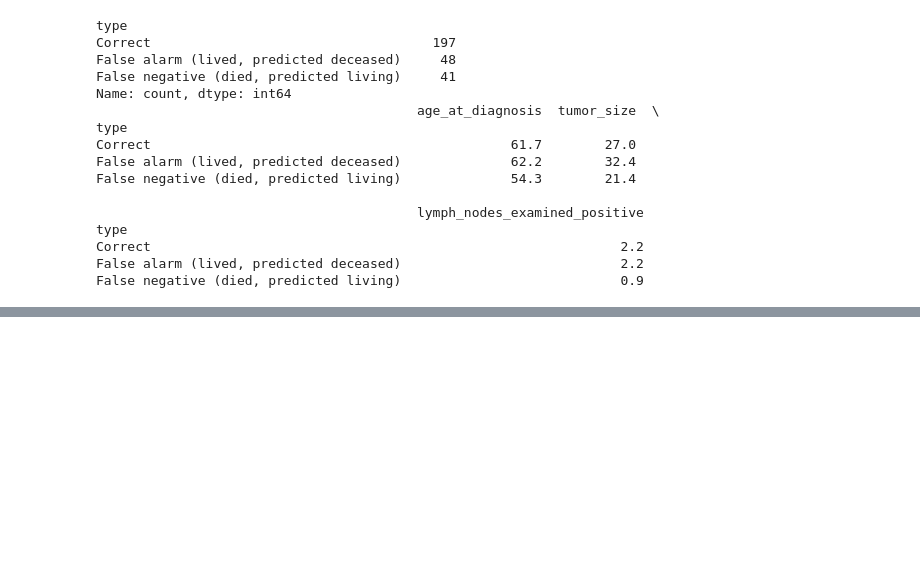
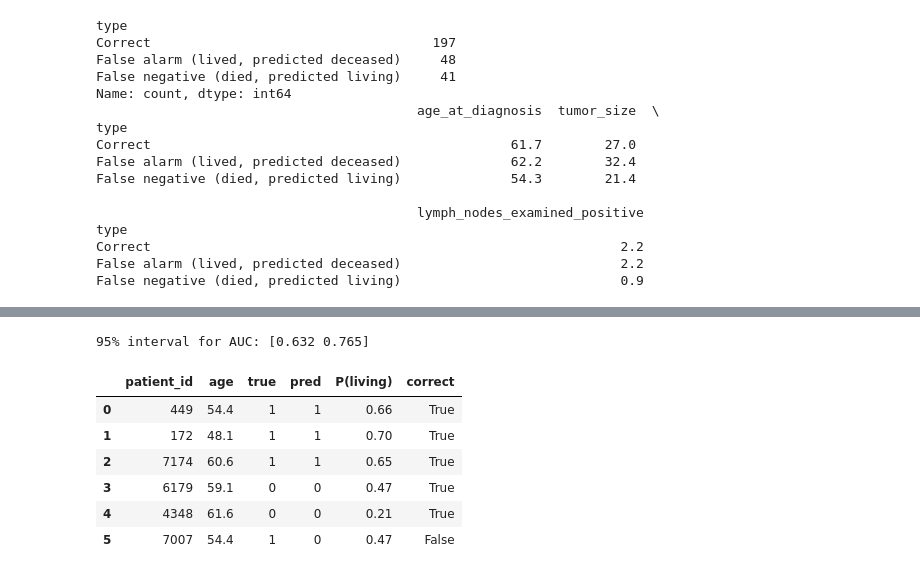
Before and after one commit to ParthHarde/breast-cancer-project, a Jupyter notebook: metabric/01_metabric_data.ipynb, the cells around one changed output, grey strips where cells are left out. Saved outputs shown, nothing was run; the diff lists cells and outputs as text; code cells hidden in the pictures; blank space fills up the shorter version.

```diff
--- a/metabric/01_metabric_data.ipynb
+++ b/metabric/01_metabric_data.ipynb
@@ -901,0 +1028,29 @@ False negative (died, predicted living)                            0.9
+# %%
+rng = np.random.default_rng(42)
+yt = y_test.values
+aucs = []
+for _ in range(1000):
+    i = rng.integers(0, len(yt), len(yt))
+    if len(np.unique(yt[i])) == 2:
+        aucs.append(roc_auc_score(yt[i], p_test[i]))
+print("95% interval for AUC:", np.percentile(aucs, [2.5, 97.5]).round(3))
+# %% [output]
+95% interval for AUC: [0.632 0.765]
+# %%
+pick = np.random.default_rng(7).choice(len(y_test), size=6, replace=False)
+tt = pd.DataFrame({
+    "patient_id": df["patient_id"].iloc[idx_test].values[pick],
+    "age": X_test["age_at_diagnosis"].values[pick].round(1),
+    "true": y_test.values[pick],
+    "pred": pred_test[pick],
+    "P(living)": p_test[pick].round(2)})
+tt["correct"] = tt["true"] == tt["pred"]
+tt
+# %% [output]
+|  | patient_id | age | true | pred | P(living) | correct |
+| 0 | 449 | 54.4 | 1 | 1 | 0.66 | True |
+| 1 | 172 | 48.1 | 1 | 1 | 0.70 | True |
+| 2 | 7174 | 60.6 | 1 | 1 | 0.65 | True |
+| 3 | 6179 | 59.1 | 0 | 0 | 0.47 | True |
+| 4 | 4348 | 61.6 | 0 | 0 | 0.21 | True |
+| 5 | 7007 | 54.4 | 1 | 0 | 0.47 | False |
```
Also changed, not shown: parts of 16 cells of this notebook.
